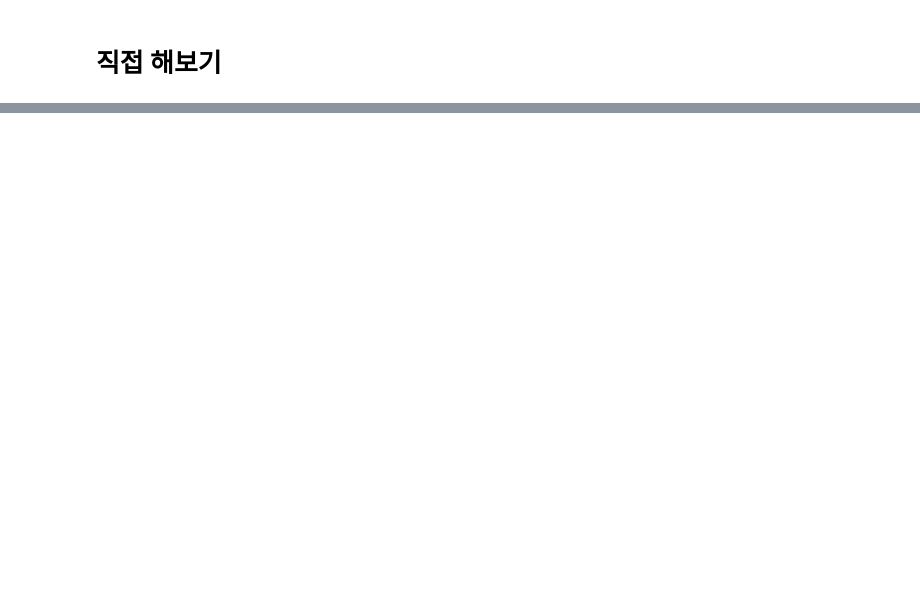
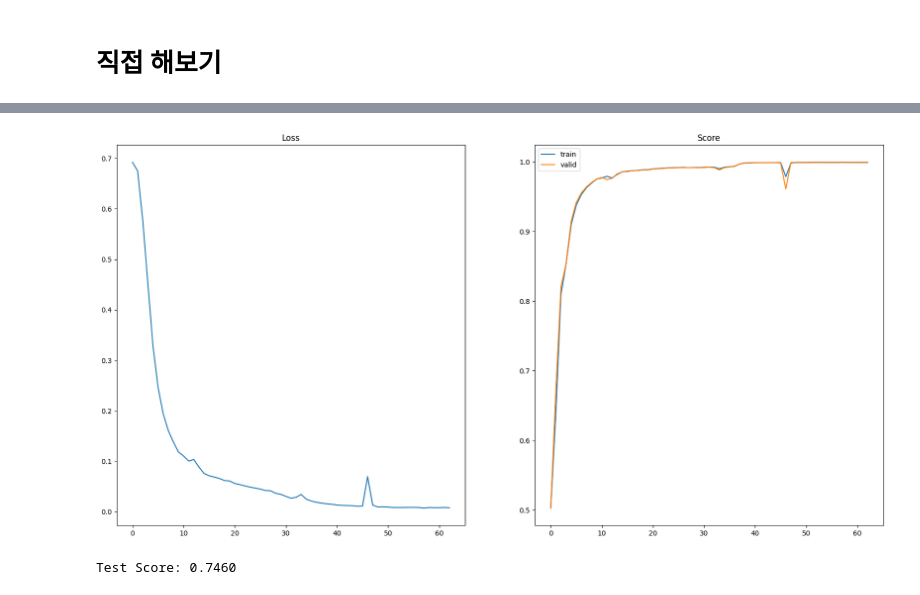
Before and after one commit to parking-place/PlayData_v2, a Jupyter notebook: 06. deep learning/3. NLP Pytorch/4. LSTM.ipynb, the cells around one changed output, grey strips where cells are left out. Drawn from its saved outputs; the diff is of its cells as text; code cells hidden in the pictures; blank space fills up the shorter version.

```diff
--- a/06. deep learning/3. NLP Pytorch/4. LSTM.ipynb
+++ b/06. deep learning/3. NLP Pytorch/4. LSTM.ipynb
@@ -1332,0 +1737,26 @@ df_en.head()
+# %%
+######################
+# 모델 정의
+######################
+class IMDBReviewPNModel(nn.Module):
+    def __init__(self, n_class, embedding_size=128, hidden_size=128, num_layers=3, is_bidirectional=True):
+        super().__init__()
+        self.seq = nn.Sequential(
+            # 임베딩 레이어
+            EmbeddingLayer(n_class=n_class,
+                        embedding_size=embedding_size,
+                        ),
+            # LSTM 레이어
+            LSTMLayer(embedding_size=embedding_size,
+                        hidden_size=hidden_size,
+                        num_layers=num_layers,
+                        is_bidirectional=is_bidirectional,
+                        ),
+            # 이진 아웃풋 레이어
+            BinaryOutputLayer(
+                        input_size=hidden_size
+                        ),
+        )
+
+    def forward(self, X):
+        return self.seq(X)
@@ -1332,0 +1981,17 @@ df_en.head()
+# %%
+######################
+# 학습 결과 시각화
+######################
+fig, axes = plt.subplots(1, 2, figsize=(20, 10))
+# 손실값 시각화
+axes[0].plot(loss_score_dict['train_loss'])
+axes[0].set_title('Loss')
+# 정확도 시각화
+axes[1].plot(loss_score_dict['train_score'], label='train')
+axes[1].plot(loss_score_dict['valid_score'], label='valid')
+axes[1].set_title('Score')
+axes[1].legend()
+# 그래프 출력
+plt.show()
+# %% [output]
+[figure, added]
@@ -1332,0 +2027,7 @@ df_en.head()
+# %%
+######################
+# 결과 출력
+######################
+print(f'Test Score: {test_score:.4f}')
+# %% [output]
+Test Score: 0.7460
```
Also changed, not shown: parts of 24 cells of this notebook, 2 other files.
